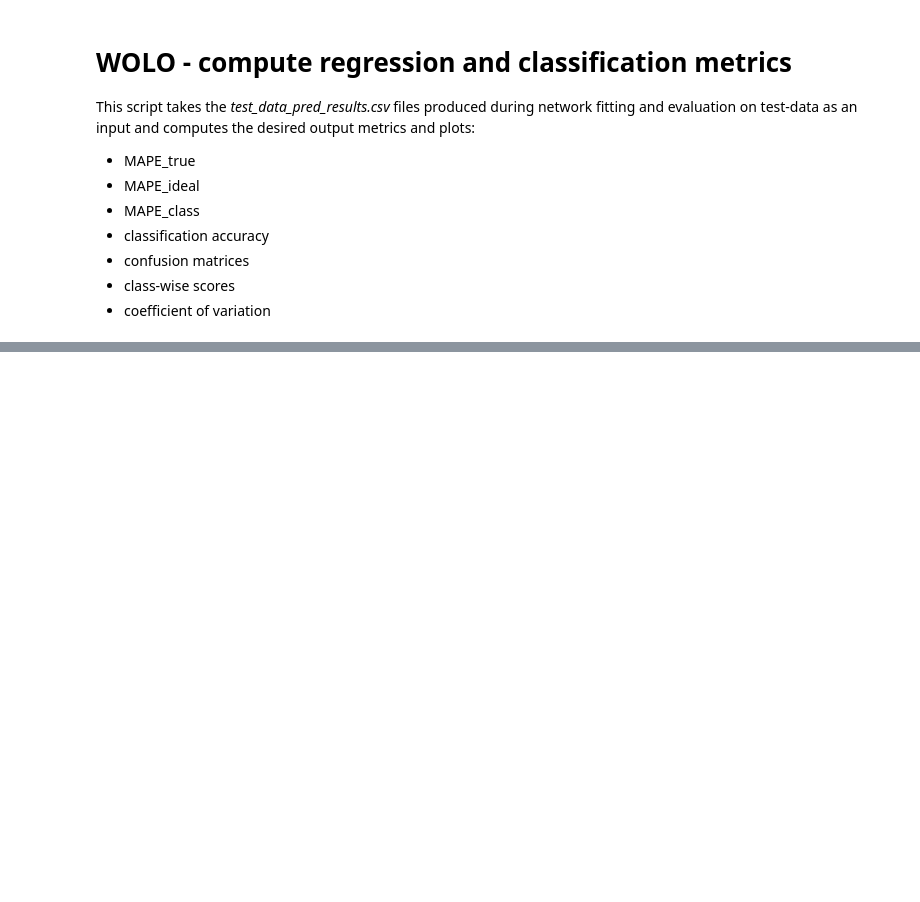
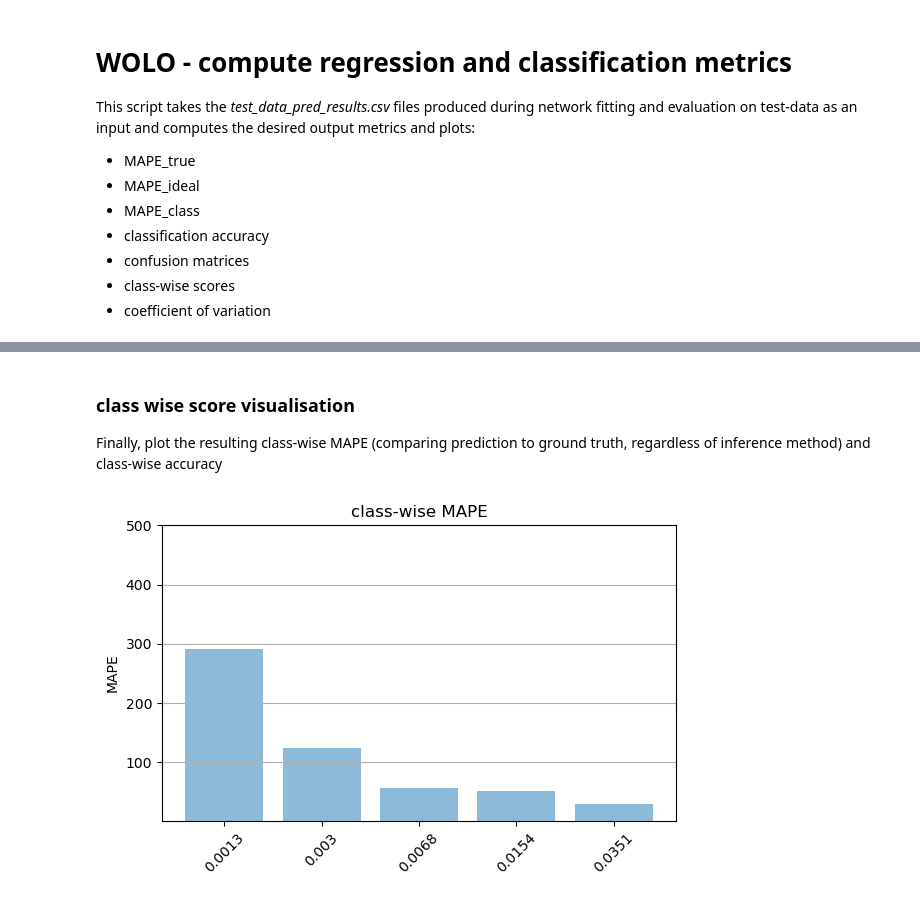
Before and after one commit to FabianPlum/WOLO, a Jupyter notebook: evaluation/compute_regression_and_classification_metrics.ipynb, the cells around one changed output, grey strips where cells are left out. Cells and saved outputs as stored; diff of their text form; code cells hidden in the pictures; blank space fills up the shorter version.

Commit message:
Added plotting options for MAPE and accuracy and added functionality to run all evaluation metrics regardless of inference type

```diff
--- a/evaluation/compute_regression_and_classification_metrics.ipynb
+++ b/evaluation/compute_regression_and_classification_metrics.ipynb
@@ -21,7 +21,7 @@ plt.show()
 plt.rcParams['figure.figsize'] = [10, 8]
 plt.rcParams['figure.dpi'] = 100
 
-input_file = "20_class/test_data_pred_results.csv"
+input_file = "example_data/5_class/test_data_pred_results.csv"
 # %%
 file = open(input_file, "r")
 data = list(csv.reader(file, delimiter=","))
@@ -29,20 +36,28 @@ file.close()
 # %%
 print("Retrieving the following info from the input file:", data[0][1:6])
 file_names = [row[1] for row in data[1:]]
-true_classes = [int(x) for x in [row[2] for row in data[1:]]]
-pred_classes = [int(x) for x in [row[3] for row in data[1:]]]
-true_weight = [float(x) for x in [row[4] for row in data[1:]]]
-pred_weight = [float(x) for x in [row[5] for row in data[1:]]]
 
 five_class = [0.0013, 0.0030, 0.0068, 0.0154, 0.0351]
 twenty_class = [0.0010, 0.0012, 0.0015, 0.0019, 0.0023, 0.0028,
                 0.0034, 0.0042, 0.0052, 0.0064, 0.0078, 0.0096,
                 0.0118, 0.0145, 0.0179, 0.0219, 0.0270, 0.0331,
                 0.0407, 0.0500]
+scaled_20 = [int(x * 10001) for x in twenty_class]
 
 if len(data[0]) > 11:
     CLASS_LIST = twenty_class
 elif len(data[0]) == 11:
     CLASS_LIST = five_class
 else:
-    CLASS_LIST = None
+    CLASS_LIST = twenty_class # use classification approach of 20 class list for displaying regressor outputs
+
+if len(data[0]) < 6: # regressors have fewer lines as the output activations aren't relevant
+    true_classes = [scaled_20.index(int(x.split("/")[1])) for x in [row[1] for row in data[1:]]]
+    pred_classes = [find_class(twenty_class, float(x)) for x in [row[3] for row in data[1:]]]
+    true_weight = [float(x) for x in [row[2] for row in data[1:]]]
+    pred_weight = [float(x) for x in [row[3] for row in data[1:]]]
+else:
+    true_classes = [int(x) for x in [row[2] for row in data[1:]]]
+    pred_classes = [int(x) for x in [row[3] for row in data[1:]]]
+    true_weight = [float(x) for x in [row[4] for row in data[1:]]]
+    pred_weight = [float(x) for x in [row[5] for row in data[1:]]]
@@ -202,3 +261,30 @@ print("Average coefficient of variation across repeated predictions: ", round(np
+# %% [markdown]
+### class wise score visualisation
+Finally, plot the resulting class-wise MAPE (comparing prediction to ground truth, regardless of inference method) and class-wise accuracy
+# %%
+plt.rcParams['figure.figsize'] = [6, 4]
+plt.rcParams['figure.dpi'] = 100
+fig, ax = plt.subplots()
+ax.bar(np.arange(len(CLASS_LIST)), class_wise_scores[:,1],
+       #yerr=class_wise_scores[:,2],
+       align='center',
+       alpha=0.5,
+       ecolor='black', capsize=10)
+
+ax.set_ylabel('MAPE')
+ax.set_xticks(np.arange(len(CLASS_LIST)))
+ax.set_xticklabels(CLASS_LIST, rotation=45)
+ax.set_title('class-wise MAPE')
+ax.yaxis.grid(True)
+#ax.set_yscale('log')
+ax.set_ylim(1,500)
+
+# Save the figure and show
+plt.tight_layout()
+#plt.savefig('bar_plot_with_error_bars.png')
+plt.show()
+# %% [output]
+[figure, added]
 # %%
 plt.rcParams['figure.figsize'] = [6, 4]
 plt.rcParams['figure.dpi'] = 100
```
Also changed, not shown: parts of 11 cells of this notebook.
